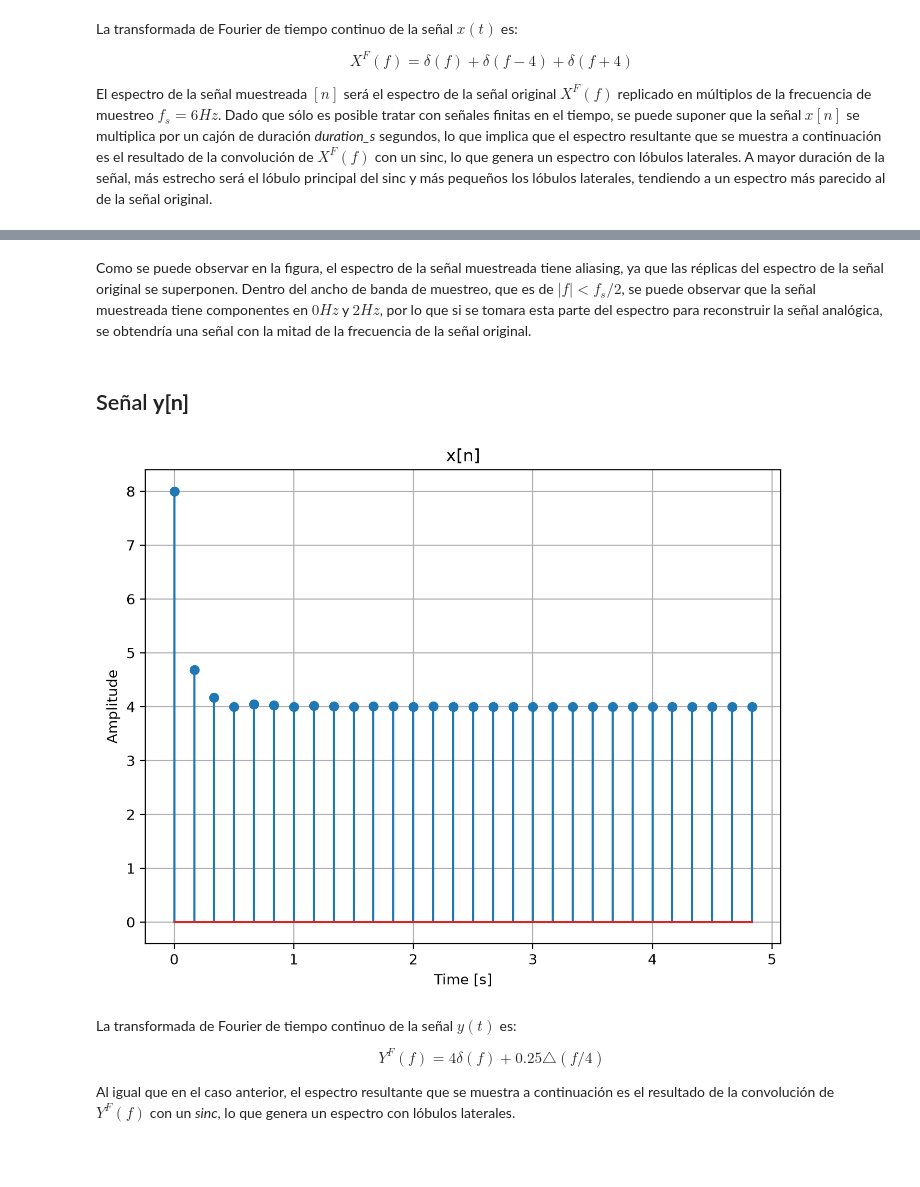
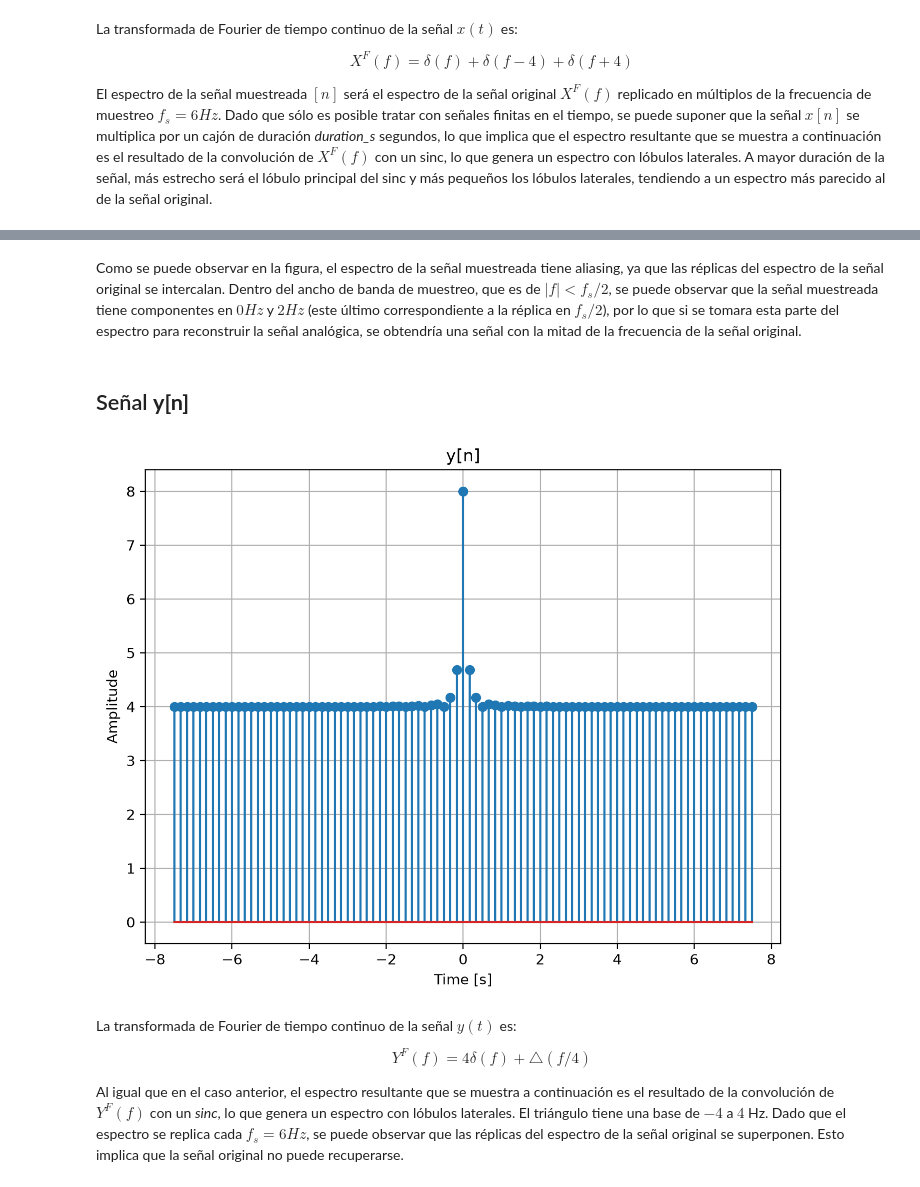
Before and after one commit to estanislaocrivos/digital-signal-processing-course, a Jupyter notebook: gp-02/ej-02.ipynb, the cells around one changed output, grey strips where cells are left out. Saved outputs shown, nothing was run; the diff lists cells and outputs as text; code cells hidden in the pictures; blank space fills up the shorter version.

```diff
--- a/gp-02/ej-02.ipynb
+++ b/gp-02/ej-02.ipynb
@@ -74,25 +72,33 @@ show()
 # %% [markdown]
-Como se puede observar en la figura, el espectro de la señal muestreada tiene aliasing, ya que las réplicas del espectro de la señal original se superponen. Dentro del ancho de banda de muestreo, que es de $|f|<f_s/2$, se puede observar que la señal muestreada tiene componentes en $0Hz$ y $2Hz$, por lo que si se tomara esta parte del espectro para reconstruir la señal analógica, se obtendría una señal con la mitad de la frecuencia de la señal original.
+Como se puede observar en la figura, el espectro de la señal muestreada tiene aliasing, ya que las réplicas del espectro de la señal original se intercalan. Dentro del ancho de banda de muestreo, que es de $|f|<f_s/2$, se puede observar que la señal muestreada tiene componentes en $0Hz$ y $2Hz$ (este último correspondiente a la réplica en $f_s/2$), por lo que si se tomara esta parte del espectro para reconstruir la señal analógica, se obtendría una señal con la mitad de la frecuencia de la señal original.
 # %% [markdown]
 ## Señal **y[n]**
 # %%
+sampling_freq_hz = 6
+duration_s = 15
+n_samples = int(sampling_freq_hz * duration_s)
+
+t = arange(-n_samples / 2, n_samples / 2 + 1) / sampling_freq_hz
+
+y = 4 + 4 * sinc(4 * t) ** 2
+
 figure(1, figsize=(8, 6), dpi=200)
 stem(t, y)
 xlabel("Time [s]")
 ylabel("Amplitude")
-title("x[n]")
+title("y[n]")
 grid(True)
 show()
 # %% [output]
-[figure, old version]
+[figure, new version]
 # %% [markdown]
 La transformada de Fourier de tiempo continuo de la señal $y(t)$ es:
 
 $$
-Y^F(f) = 4\delta(f) + 0.25 \triangle(f/4)
+Y^F(f) = 4\delta(f) + \triangle(f/4)
 $$
 
-Al igual que en el caso anterior, el espectro resultante que se muestra a continuación es el resultado de la convolución de $Y^F(f)$ con un *sinc*, lo que genera un espectro con lóbulos laterales.
+Al igual que en el caso anterior, el espectro resultante que se muestra a continuación es el resultado de la convolución de $Y^F(f)$ con un *sinc*, lo que genera un espectro con lóbulos laterales. El triángulo tiene una base de $-4$ a $4$ Hz. Dado que el espectro se replica cada $f_s = 6Hz$, se puede observar que las réplicas del espectro de la señal original se superponen. Esto implica que la señal original no puede recuperarse.
 # %%
 f_max = 15
 f_min = -f_max
```
Also changed, not shown: parts of 8 cells of this notebook.
